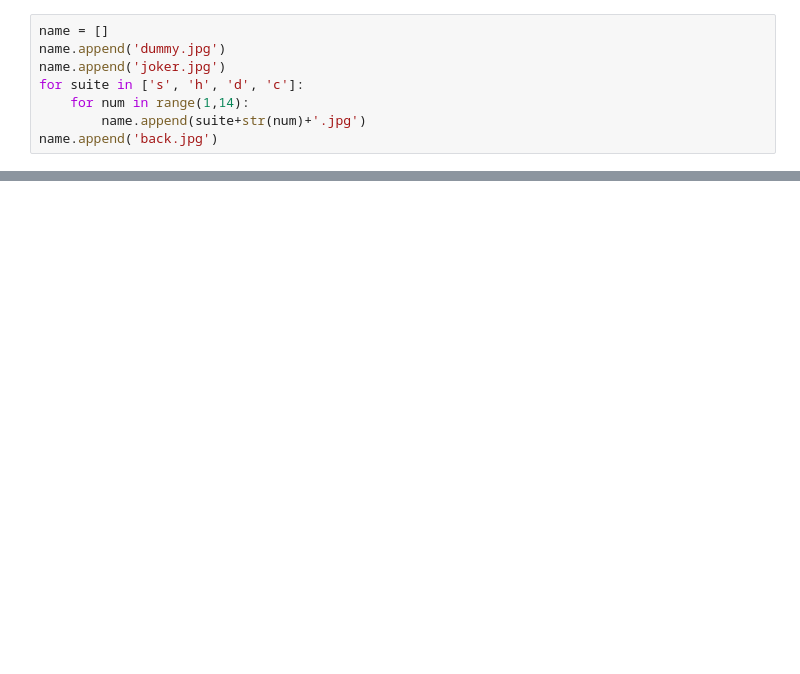
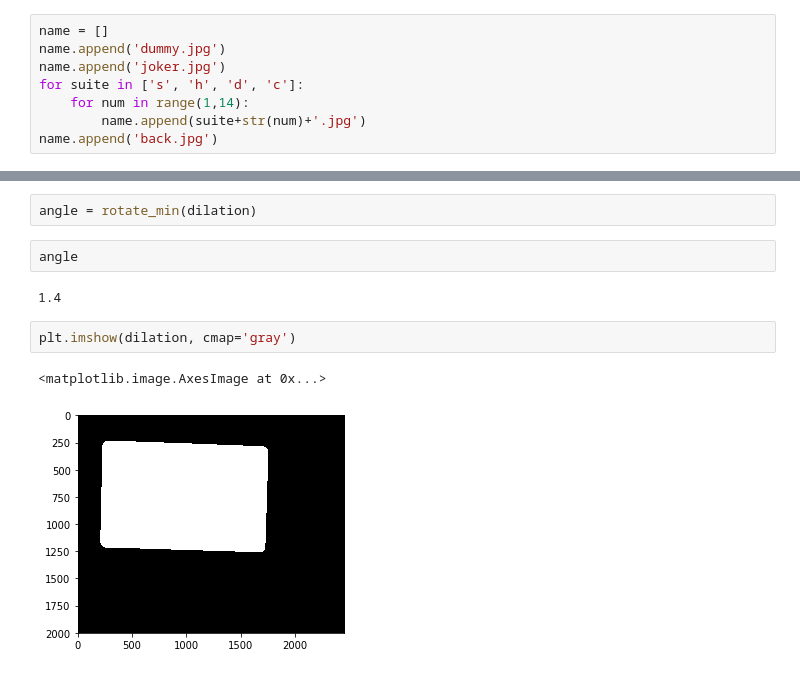
Before and after one commit to belger-dussen/playing_cards_detection, a Jupyter notebook: src/preprocess.ipynb, the cells around one changed output, grey strips where cells are left out. Saved outputs shown, nothing was run; the diff lists cells and outputs as text; blank space fills up the shorter version.

```diff
--- a/src/preprocess.ipynb
+++ b/src/preprocess.ipynb
@@ -73,0 +126,11 @@ plt.imshow(test)
+# %%
+angle = rotate_min(dilation)
+# %%
+angle
+# %% [output]
+1.4
+# %%
+plt.imshow(dilation, cmap='gray')
+# %% [output]
+<matplotlib.image.AxesImage at 0x...>
+[figure, added]
```
Also changed, not shown: parts of 19 cells of this notebook.
